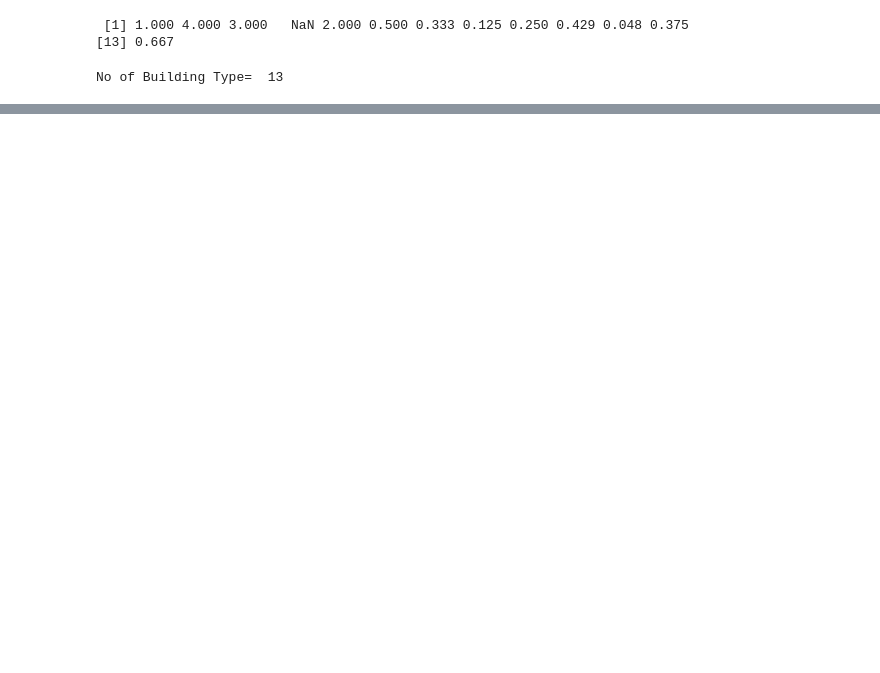
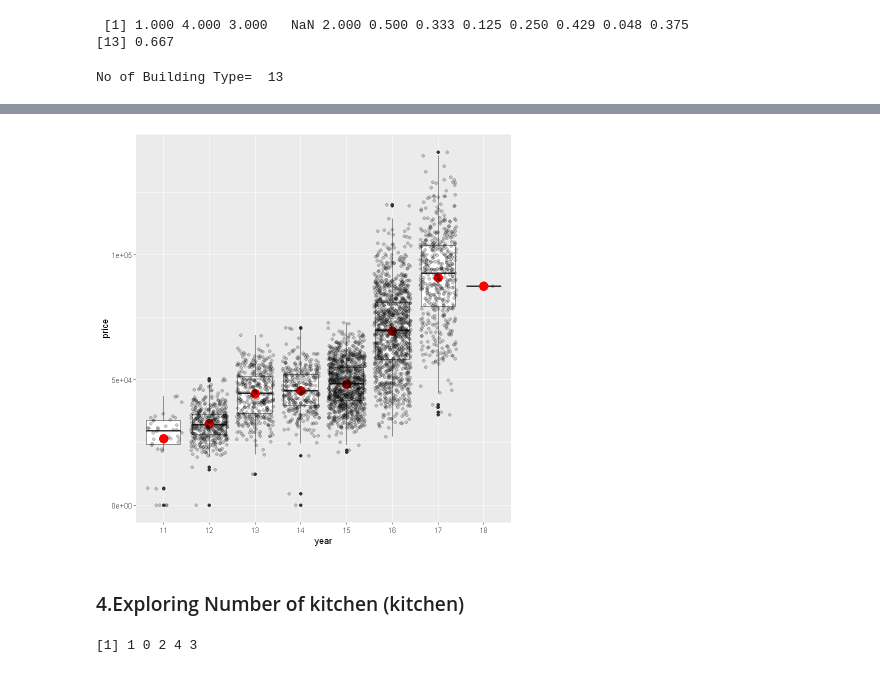
Before and after one commit to ICECSP-Project/datasets, a Jupyter notebook: Dataset 3 Beijing/1.Exploratory Data Analysis-Boney Simon.ipynb, the cells around one changed output, grey strips where cells are left out. Saved outputs shown, nothing was run; the diff lists cells and outputs as text; code cells hidden in the pictures; blank space fills up the shorter version.

```diff
--- a/Dataset 3 Beijing/1.Exploratory Data Analysis-Boney Simon.ipynb
+++ b/Dataset 3 Beijing/1.Exploratory Data Analysis-Boney Simon.ipynb
@@ -267,0 +465,13 @@ beijing+geom_point(data=data,aes(Lng, Lat, color = (buildingType)),alpha=1,na.rm
+# %%
+a1<-filter(data1,district==1 & buildingType==1)
+ggplot(a1,aes(x=year,y=price))+geom_boxplot()+
+    stat_summary(fun=mean, geom="point" ,size=5, color="red", fill="red")+
+    geom_jitter(alpha=0.2)
+# %% [output]
+[figure, added]
+# %% [markdown]
+### 4.Exploring Number of kitchen (kitchen)
+# %%
+unique(data$kitchen)
+# %% [output]
+[1] 1 0 2 4 3
```
Also changed, not shown: parts of 83 cells of this notebook.
